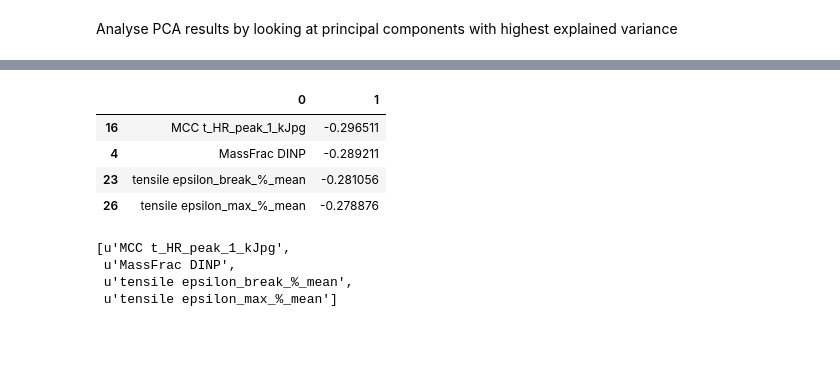
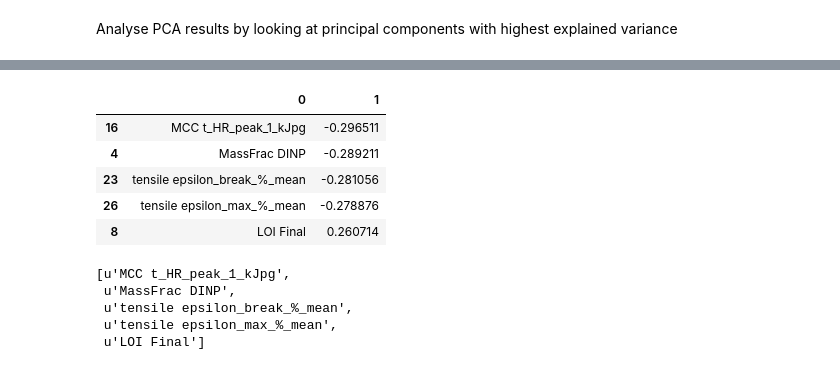
Before and after one commit to reinhardfechter/FlexPVCModel, a Jupyter notebook: Try_pca.ipynb, the cells around one changed output, grey strips where cells are left out. Saved outputs shown, nothing was run; the diff lists cells and outputs as text; code cells hidden in the pictures; blank space fills up the shorter version.

```diff
--- a/Try_pca.ipynb
+++ b/Try_pca.ipynb
@@ -111,5 +111,5 @@ len(X_std)
 # %%
-my_pca = PCA(n_components=5)
+my_pca = PCA(n_components=41)
 # %%
 my_pca.fit(X_std)
 # %% [output]
@@ -136,16 +146,17 @@ d = [descr] + comp
 df = DataFrame(data=d).T
 # %%
 prin_comp = 1
-top = 4
+top = 5
 sort_df = df.reindex(df[prin_comp].abs().sort_values(ascending=False).index)
 clipped_df = sort_df.head(n=top)[[0, prin_comp]]
 clipped_df
 # %% [output]
 |  | 0 | 1 |
 | 16 | MCC t_HR_peak_1_kJpg | -0.296511 |
 | 4 | MassFrac DINP | -0.289211 |
 | 23 | tensile epsilon_break_%_mean | -0.281056 |
 | 26 | tensile epsilon_max_%_mean | -0.278876 |
+| 8 | LOI Final | 0.260714 |
 # %%
 names = clipped_df[0].tolist()
 # %%
@@ -154,7 +165,8 @@ names
 [u'MCC t_HR_peak_1_kJpg',
  u'MassFrac DINP',
  u'tensile epsilon_break_%_mean',
- u'tensile epsilon_max_%_mean']
+ u'tensile epsilon_max_%_mean',
+ u'LOI Final']
 # %%
 df_2 = DataFrame(data=X_std, columns=descr)[names]
 # %%
```
Also changed, not shown: parts of 10 cells of this notebook.
